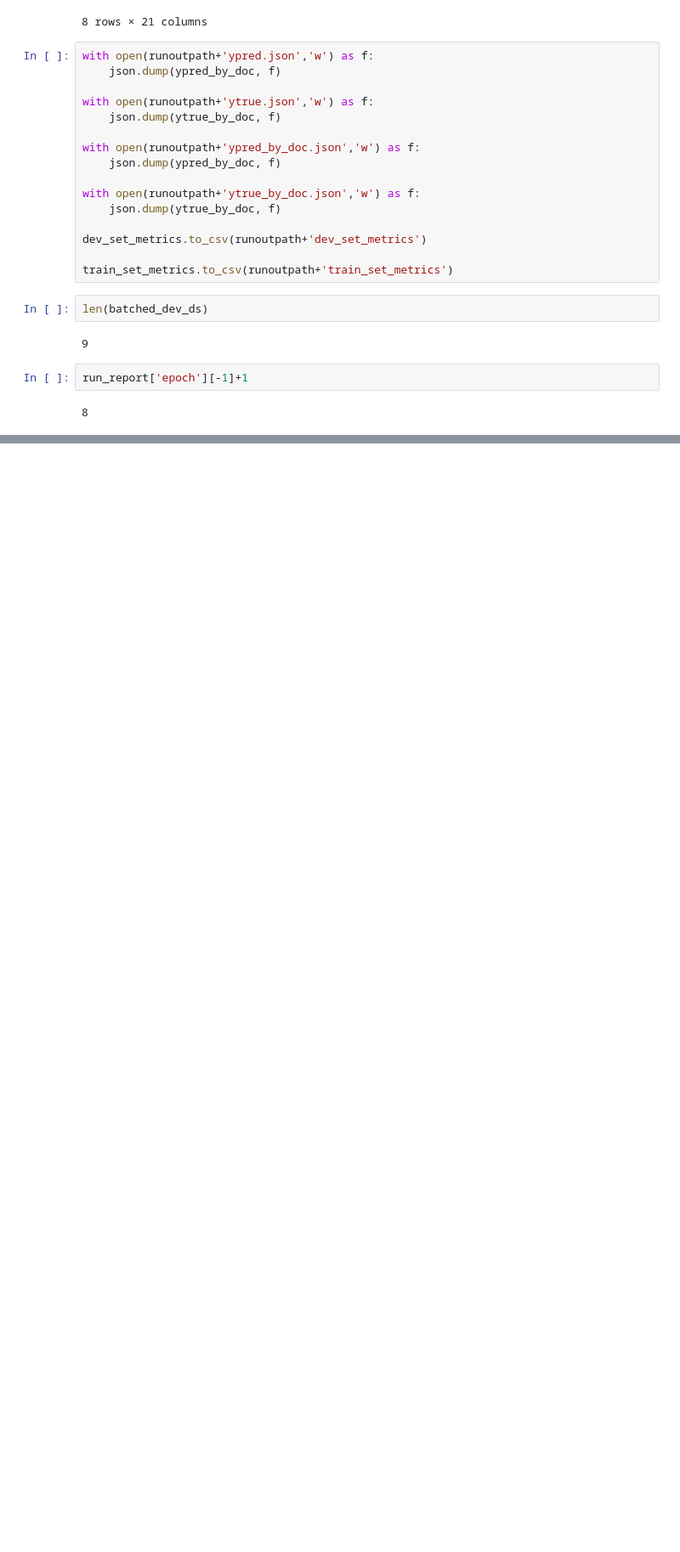
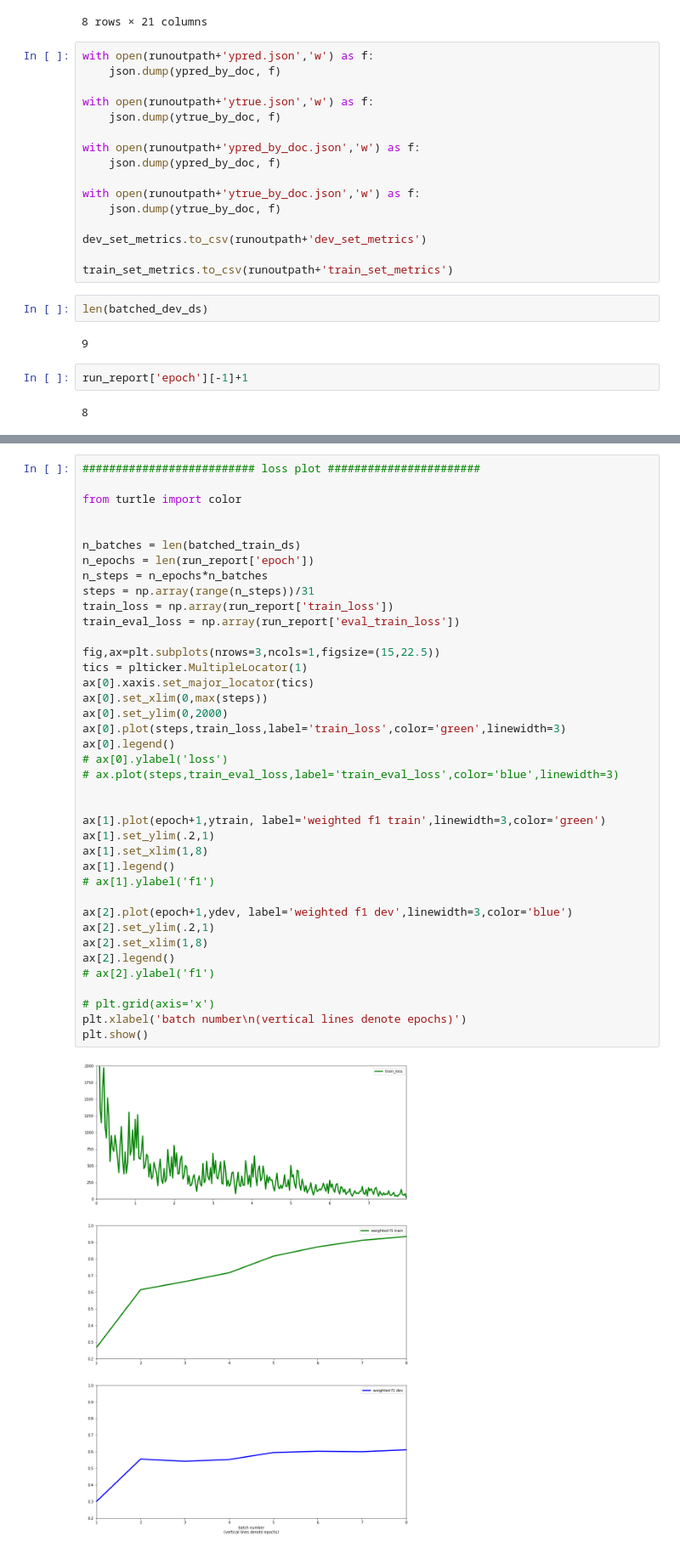
Before and after one commit to sams-data/MeasEval, a Jupyter notebook: baselines/batch_doc_pipeline.ipynb, the cells around one changed output, grey strips where cells are left out. Shown at 85% size. Cells and saved outputs as stored; diff of their text form; blank space fills up the shorter version.

```diff
--- a/baselines/batch_doc_pipeline.ipynb
+++ b/baselines/batch_doc_pipeline.ipynb
@@ -1234,0 +1250,41 @@ run_report['epoch'][-1]+1
+# %%
+########################## loss plot #######################
+
+from turtle import color
+
+
+n_batches = len(batched_train_ds)
+n_epochs = len(run_report['epoch'])
+n_steps = n_epochs*n_batches
+steps = np.array(range(n_steps))/31
+train_loss = np.array(run_report['train_loss'])
+train_eval_loss = np.array(run_report['eval_train_loss'])
+
+fig,ax=plt.subplots(nrows=3,ncols=1,figsize=(15,22.5))
+tics = plticker.MultipleLocator(1)
+ax[0].xaxis.set_major_locator(tics)
+ax[0].set_xlim(0,max(steps))
+ax[0].set_ylim(0,2000)
+ax[0].plot(steps,train_loss,label='train_loss',color='green',linewidth=3)
+ax[0].legend()
+# ax[0].ylabel('loss')
+# ax.plot(steps,train_eval_loss,label='train_eval_loss',color='blue',linewidth=3)
+
+
+ax[1].plot(epoch+1,ytrain, label='weighted f1 train',linewidth=3,color='green')
+ax[1].set_ylim(.2,1)
+ax[1].set_xlim(1,8)
+ax[1].legend()
+# ax[1].ylabel('f1')
+
+ax[2].plot(epoch+1,ydev, label='weighted f1 dev',linewidth=3,color='blue')
+ax[2].set_ylim(.2,1)
+ax[2].set_xlim(1,8)
+ax[2].legend()
+# ax[2].ylabel('f1')
+
+# plt.grid(axis='x')
+plt.xlabel('batch number\n(vertical lines denote epochs)')
+plt.show()
+# %% [output]
+[figure, added]
```
Also changed, not shown: parts of 21 cells of this notebook, 52 other files.
